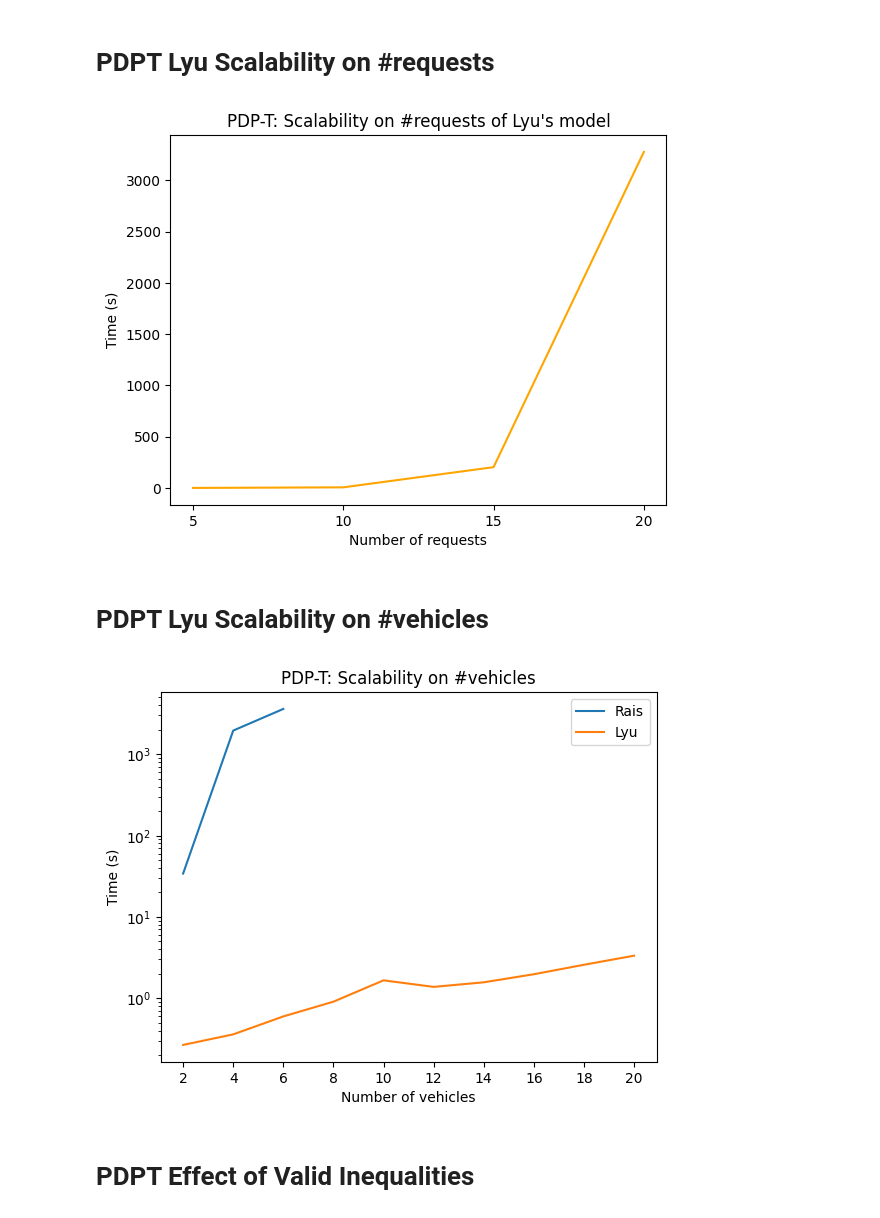
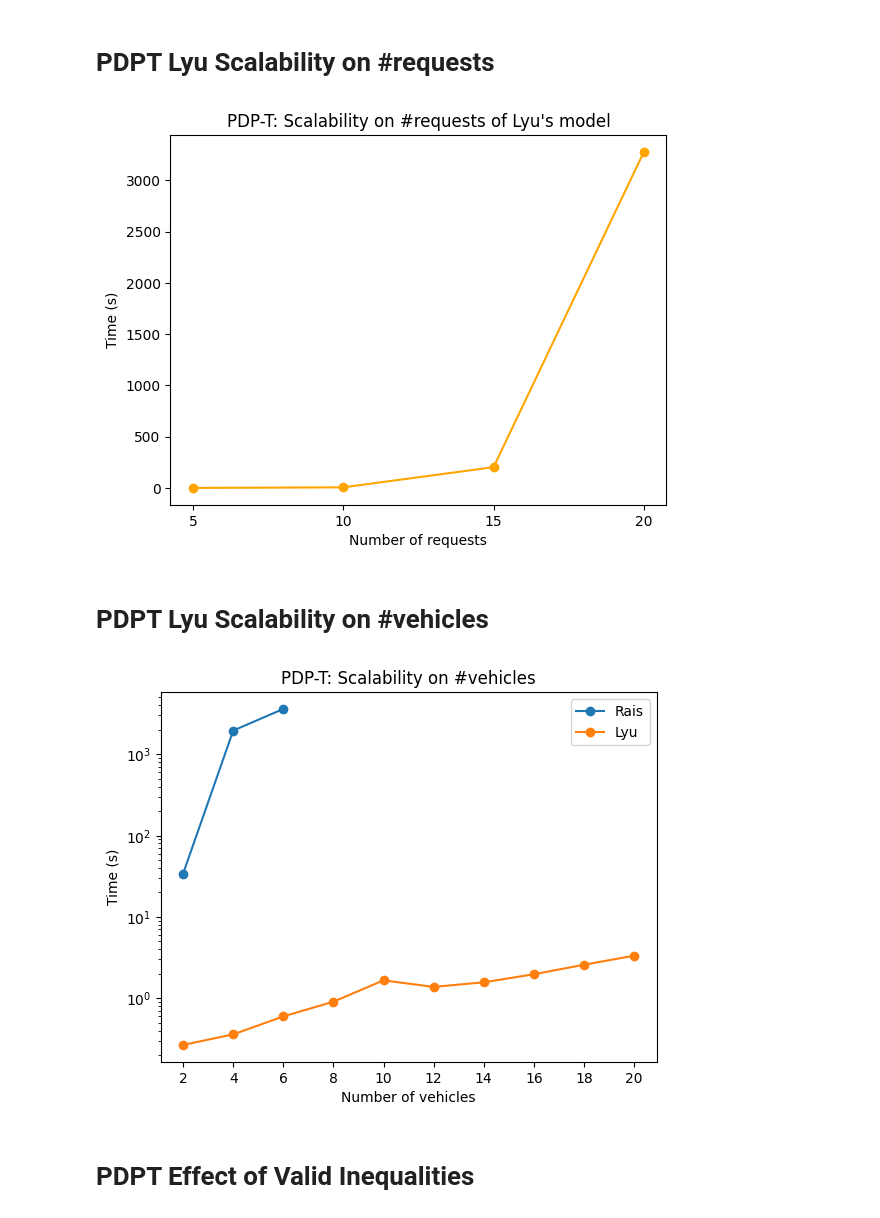
Before and after one commit to mauro-farina/pickup-and-delivery-problem, a Jupyter notebook: src/analyses.ipynb, the cells around one changed output. Cells and saved outputs as stored; diff of their text form; code cells hidden in the pictures.

```diff
--- a/src/analyses.ipynb
+++ b/src/analyses.ipynb
@@ -200,8 +312,10 @@ df['Params'] = df['Instance'].apply(lambda name: name.split('-')[1][1:])
 df.sort_values(by='Time').reset_index(drop=True, inplace=True)
 # %%
 fig, ax = plt.subplots()
+
 data = df.groupby('Params')['Time'].mean().sort_values()
-ax.plot(data, color='orange')
+ax.plot(data, marker='o', color='orange')
+
 ax.set(title='PDP-T: Scalability on #requests of Lyu\'s model',
        xlabel='Number of requests',
        ylabel='Time (s)')
@@ -209,7 +323,7 @@ ax.set(title='PDP-T: Scalability on #requests of Lyu\'s model',
 fig.savefig('../figures/PDPT-LYU-SCALABILITY-R.png')
 plt.show()
 # %% [output]
-[figure, old version]
+[figure, new version]
 # %% [markdown]
 # PDPT Lyu Scalability on #vehicles
 # %%
@@ -221,21 +335,21 @@ df_lyu = df[df['Model'] == 'Lyu']
 df_rais = df[df['Model'] == 'Rais']
 # %%
 fig, ax = plt.subplots()
+
+ax.plot(df_rais.groupby('Params')['Time'].mean(), marker='o', label='Rais')
+ax.plot(df_lyu.groupby('Params')['Time'].mean(), marker='o', label='Lyu')
 
 ax.set(title='PDP-T: Scalability on #vehicles',
        yscale='log',
        ylabel='Time (s)',
        xlabel='Number of vehicles',
        xticks=range(2, 21, 2))
-ax.plot(df_rais.groupby('Params')['Time'].mean(), label='Rais')
-ax.plot(df_lyu.groupby('Params')['Time'].mean(), label='Lyu')
-
 ax.legend()
 
 fig.savefig('../figures/PDPT-SCALABILITY-V.png')
 plt.show()
 # %% [output]
-[figure, old version]
+[figure, new version]
 # %% [markdown]
 # PDPT Effect of Valid Inequalities
 # %%
```
Also changed, not shown: parts of 29 cells of this notebook.
